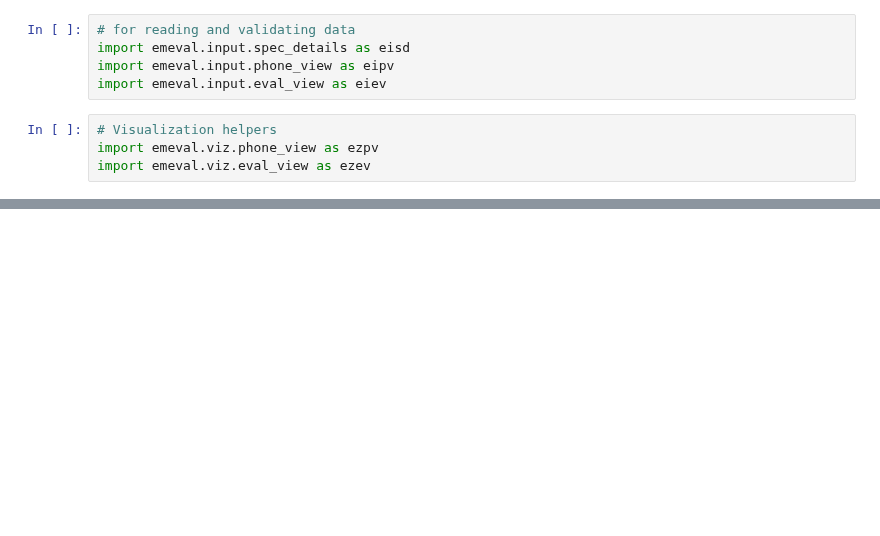
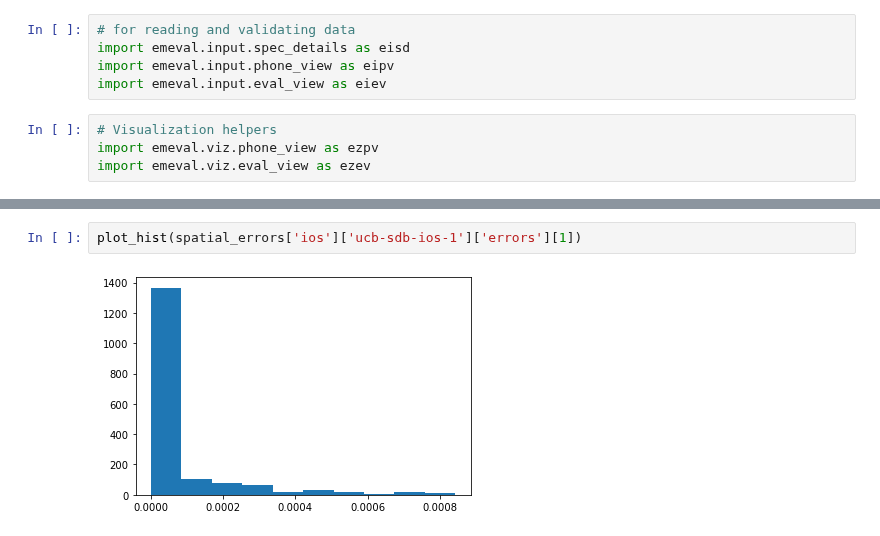
Before and after one commit to MobilityNet/mobilitynet-analysis-scripts, a Jupyter notebook: trajectory_evaluation.ipynb, the cells around one changed output, grey strips where cells are left out. Drawn from its saved outputs; the diff is of its cells as text; blank space fills up the shorter version.

```diff
--- a/trajectory_evaluation.ipynb
+++ b/trajectory_evaluation.ipynb
@@ -151,0 +208,4 @@ get_error(gt_spline, measured_spline)
+# %%
+plot_hist(spatial_errors['ios']['ucb-sdb-ios-1']['errors'][1])
+# %% [output]
+[figure, added]
```
Also changed, not shown: parts of 16 cells of this notebook.
